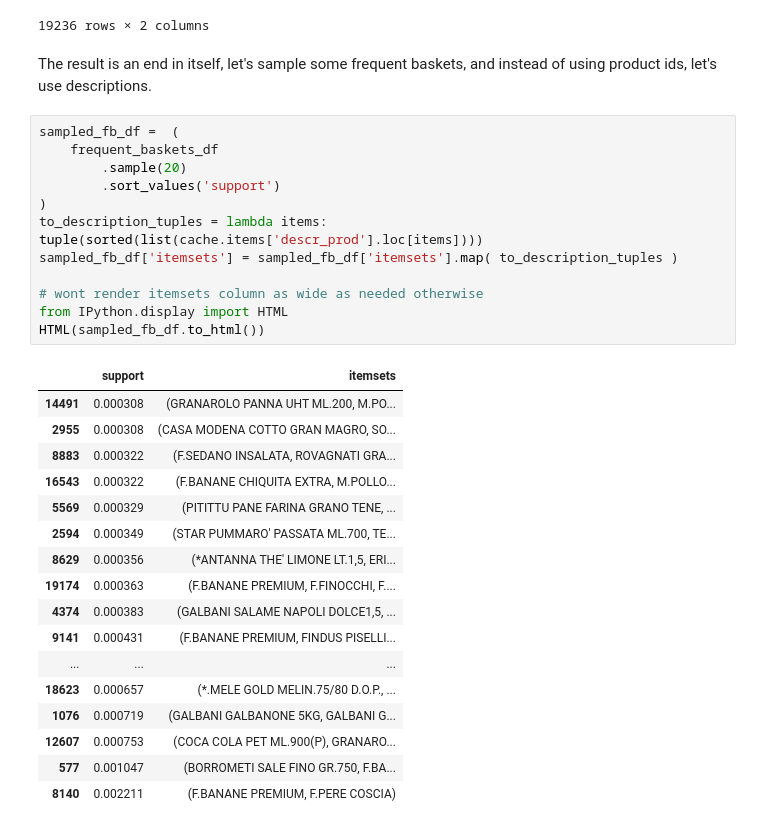
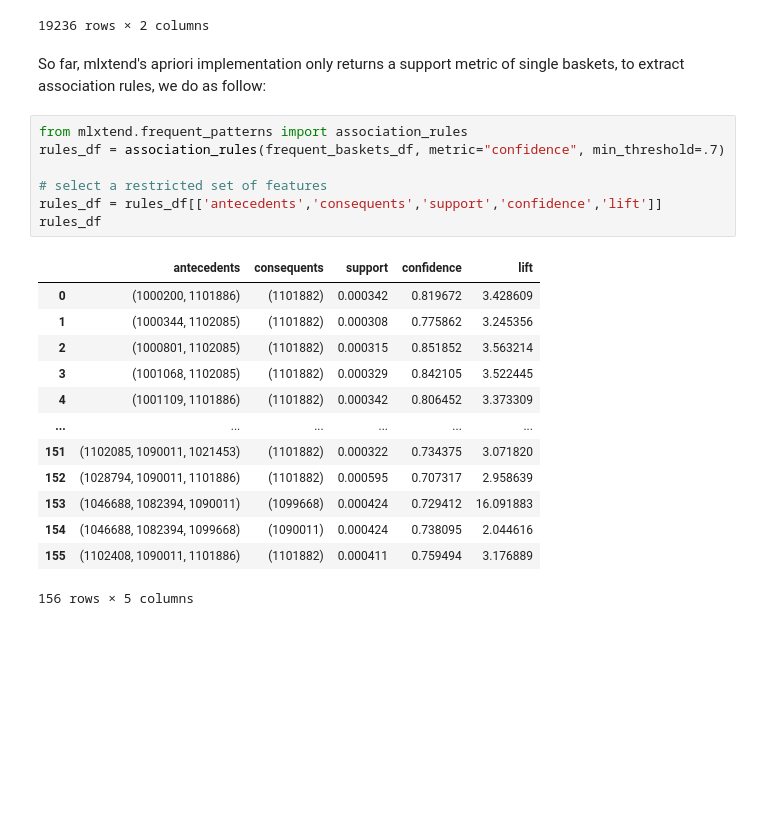
Before and after one commit to marcospampi/lab-data-mining, a Jupyter notebook: homework2/homework.ipynb, the cells around one changed output. Saved outputs shown, nothing was run; the diff lists cells and outputs as text; blank space fills up the shorter version.

Commit message:
feature extraction

```diff
--- a/homework2/homework.ipynb
+++ b/homework2/homework.ipynb
@@ -335,35 +335,26 @@ Processing 1120 combinations | Sampling itemset size 43
 | 19234 | 0.000301 | (1102408, 1101882, 1090011, 1101936) |
 | 19235 | 0.000315 | (1102049, 1101882, 1090011, 1102047) |
 19236 rows × 2 columns
-# %% [markdown]
-The result is an end in itself, let's sample some frequent baskets, and instead of using product ids, let's use descriptions.
-# %%
-sampled_fb_df =  (
-    frequent_baskets_df
-        .sample(20)
-        .sort_values('support')
-)
-to_description_tuples = lambda items: tuple(sorted(list(cache.items['descr_prod'].loc[items])))
-sampled_fb_df['itemsets'] = sampled_fb_df['itemsets'].map( to_description_tuples )
-
-# wont render itemsets column as wide as needed otherwise
-from IPython.display import HTML
-HTML(sampled_fb_df.to_html())
-# %% [output]
-|  | support | itemsets |
-| 14491 | 0.000308 | (GRANAROLO PANNA UHT ML.200, M.PO... |
-| 2955 | 0.000308 | (CASA MODENA COTTO GRAN MAGRO, SO... |
-| 8883 | 0.000322 | (F.SEDANO INSALATA, ROVAGNATI GRA... |
-| 16543 | 0.000322 | (F.BANANE CHIQUITA EXTRA, M.POLLO... |
-| 5569 | 0.000329 | (PITITTU PANE FARINA GRANO TENE, ... |
-| 2594 | 0.000349 | (STAR PUMMARO' PASSATA ML.700, TE... |
-| 8629 | 0.000356 | (*ANTANNA THE' LIMONE LT.1,5, ERI... |
-| 19174 | 0.000363 | (F.BANANE PREMIUM, F.FINOCCHI, F.... |
-| 4374 | 0.000383 | (GALBANI SALAME NAPOLI DOLCE1,5, ... |
-| 9141 | 0.000431 | (F.BANANE PREMIUM, FINDUS PISELLI... |
-| ... | ... | ... |
-| 18623 | 0.000657 | (*.MELE GOLD MELIN.75/80 D.O.P., ... |
-| 1076 | 0.000719 | (GALBANI GALBANONE 5KG, GALBANI G... |
-| 12607 | 0.000753 | (COCA COLA PET ML.900(P), GRANARO... |
-| 577 | 0.001047 | (BORROMETI SALE FINO GR.750, F.BA... |
-| 8140 | 0.002211 | (F.BANANE PREMIUM, F.PERE COSCIA) |
+# %% [markdown]
+So far, mlxtend's apriori implementation only returns a support metric of single baskets, to extract association rules, we do as follow:
+# %%
+from mlxtend.frequent_patterns import association_rules
+rules_df = association_rules(frequent_baskets_df, metric="confidence", min_threshold=.7)
+
+# select a restricted set of features
+rules_df = rules_df[['antecedents','consequents','support','confidence','lift']]
+rules_df
+# %% [output]
+|  | antecedents | consequents | support | confidence | lift |
+| 0 | (1000200, 1101886) | (1101882) | 0.000342 | 0.819672 | 3.428609 |
+| 1 | (1000344, 1102085) | (1101882) | 0.000308 | 0.775862 | 3.245356 |
+| 2 | (1000801, 1102085) | (1101882) | 0.000315 | 0.851852 | 3.563214 |
+| 3 | (1001068, 1102085) | (1101882) | 0.000329 | 0.842105 | 3.522445 |
+| 4 | (1001109, 1101886) | (1101882) | 0.000342 | 0.806452 | 3.373309 |
+| ... | ... | ... | ... | ... | ... |
+| 151 | (1102085, 1090011, 1021453) | (1101882) | 0.000322 | 0.734375 | 3.071820 |
+| 152 | (1028794, 1090011, 1101886) | (1101882) | 0.000595 | 0.707317 | 2.958639 |
+| 153 | (1046688, 1082394, 1090011) | (1099668) | 0.000424 | 0.729412 | 16.091883 |
+| 154 | (1046688, 1082394, 1099668) | (1090011) | 0.000424 | 0.738095 | 2.044616 |
+| 155 | (1102408, 1090011, 1101886) | (1101882) | 0.000411 | 0.759494 | 3.176889 |
+156 rows × 5 columns
```
Also changed, not shown: parts of 4 cells of this notebook, 1 other file.
